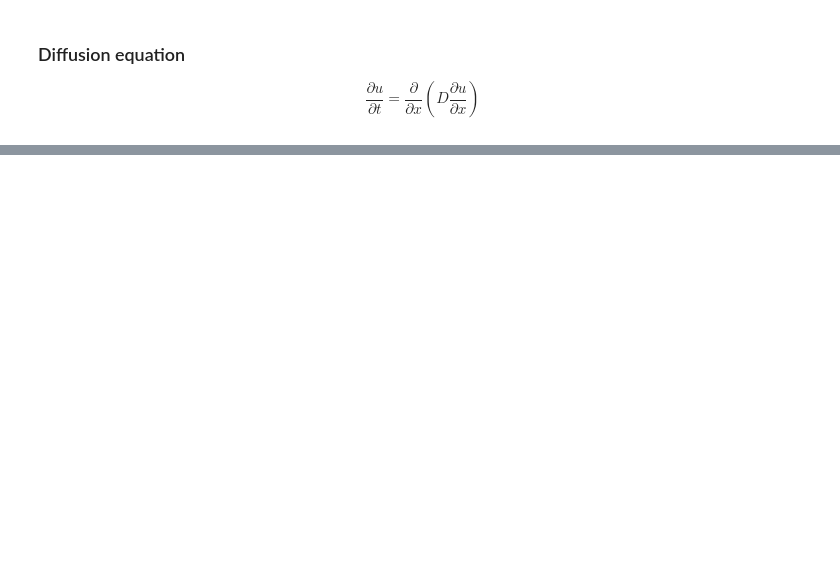
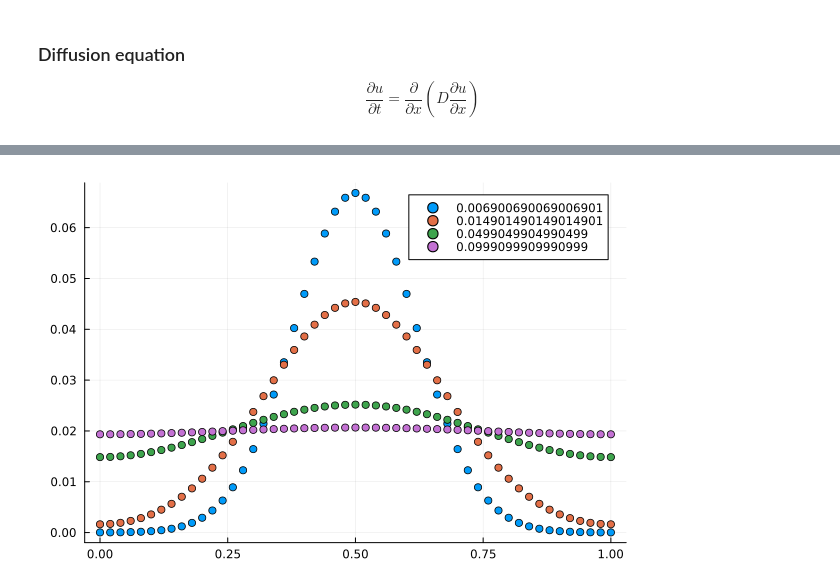
Before and after one commit to emilssp/Computational_Physics_v24, a Jupyter notebook: Diffusion_Waves_Shock/main.ipynb, the cells around one changed output, grey strips where cells are left out. Cells and saved outputs as stored; diff of their text form; code cells hidden in the pictures; blank space fills up the shorter version.

```diff
--- a/Diffusion_Waves_Shock/main.ipynb
+++ b/Diffusion_Waves_Shock/main.ipynb
@@ -85,5 +94,7 @@ plot!(scatter!(x,CN_absorbing_BC(u_init, cls)[1000], label = t[10000]))
 # %%
-plot(scatter(x,CN_reflecting_BC(u_init, cls)[70]))
-plot!(scatter!(x,CN_reflecting_BC(u_init, cls)[150]))
-plot!(scatter!(x,CN_reflecting_BC(u_init, cls)[500]))
-plot!(scatter!(x,CN_reflecting_BC(u_init, cls)[1000]),label())
+plot(scatter(x,CN_reflecting_BC(u_init, cls)[70], label = t[70]))
+plot!(scatter!(x,CN_reflecting_BC(u_init, cls)[150], label = t[150]))
+plot!(scatter!(x,CN_reflecting_BC(u_init, cls)[500], label = t[500]))
+plot!(scatter!(x,CN_reflecting_BC(u_init, cls)[1000], label = t[1000]))
+# %% [output]
+[figure, added]
```
Also changed, not shown: parts of 5 cells of this notebook.
